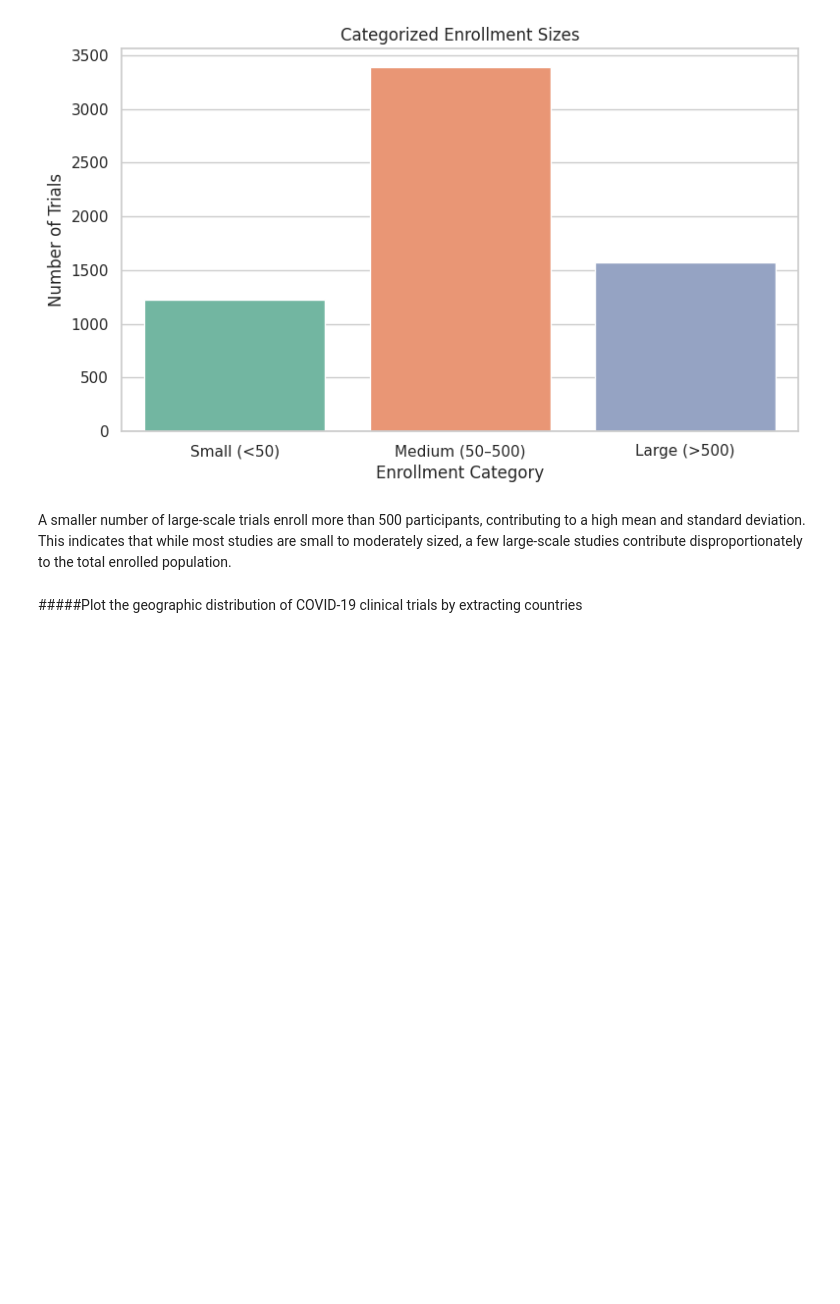
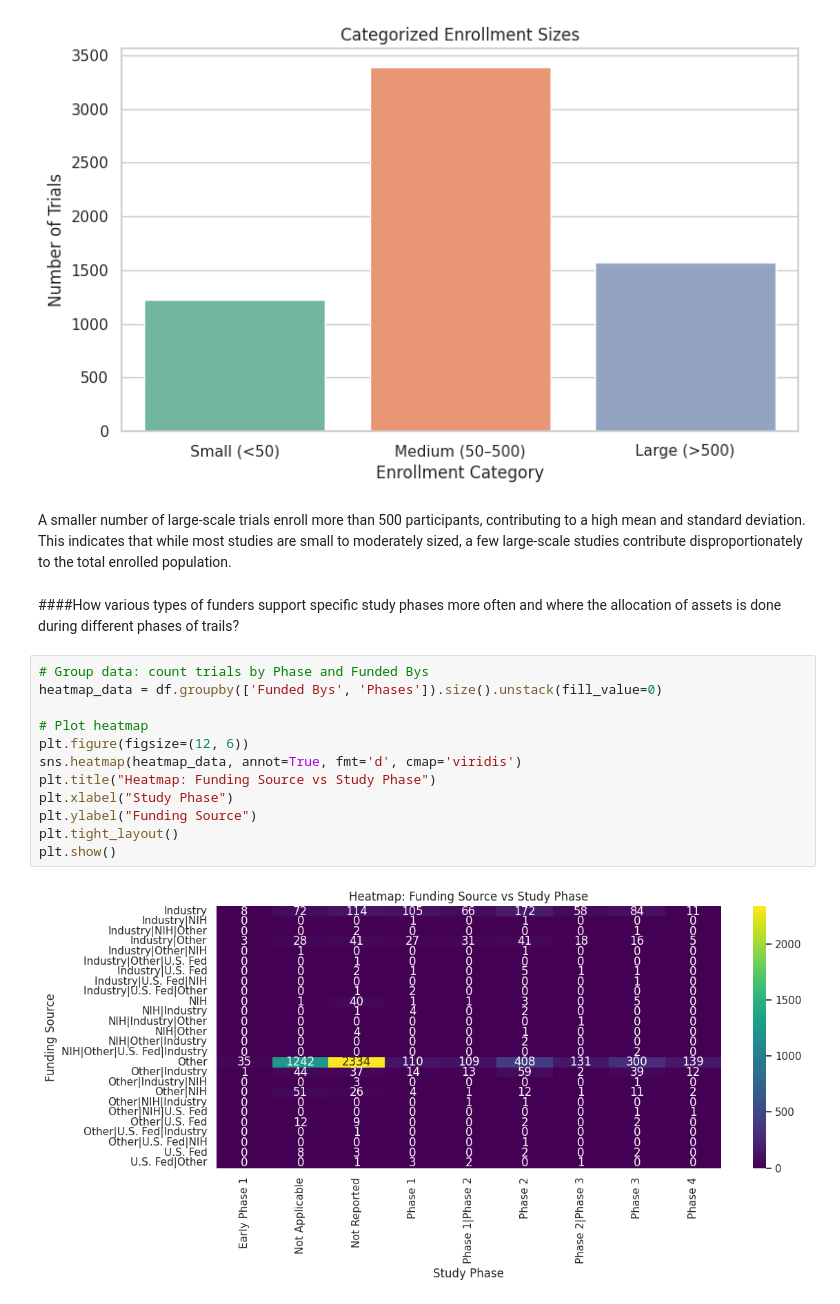
Before and after one commit to Gyanendra079/COVID-19-Clinical-Trials-EDA-Pandas, a Jupyter notebook: COVID_19_Clinical_Trials_EDA_Pandas_.ipynb, the cells around one changed output. Cells and saved outputs as stored; diff of their text form; blank space fills up the shorter version.

```diff
--- a/COVID_19_Clinical_Trials_EDA_Pandas_.ipynb
+++ b/COVID_19_Clinical_Trials_EDA_Pandas_.ipynb
@@ -576,5 +577,19 @@ Passing `palette` without assigning `hue` is deprecated and will be removed in v
 [figure]
 # %% [markdown]
  A smaller number of large-scale trials enroll more than 500 participants, contributing to a high mean and standard deviation. This indicates that while most studies are small to moderately sized, a few large-scale studies contribute disproportionately to the total enrolled population.
-# %% [markdown]
-#####Plot the geographic distribution of COVID-19 clinical trials by extracting countries
+# %% [markdown]
+####How various types of funders support specific study phases more often and  where the allocation of assets is done during different phases of trails?
+# %%
+# Group data: count trials by Phase and Funded Bys
+heatmap_data = df.groupby(['Funded Bys', 'Phases']).size().unstack(fill_value=0)
+
+# Plot heatmap
+plt.figure(figsize=(12, 6))
+sns.heatmap(heatmap_data, annot=True, fmt='d', cmap='viridis')
+plt.title("Heatmap: Funding Source vs Study Phase")
+plt.xlabel("Study Phase")
+plt.ylabel("Funding Source")
+plt.tight_layout()
+plt.show()
+# %% [output]
+[figure, added]
```
Also changed, not shown: parts of 28 cells of this notebook.
